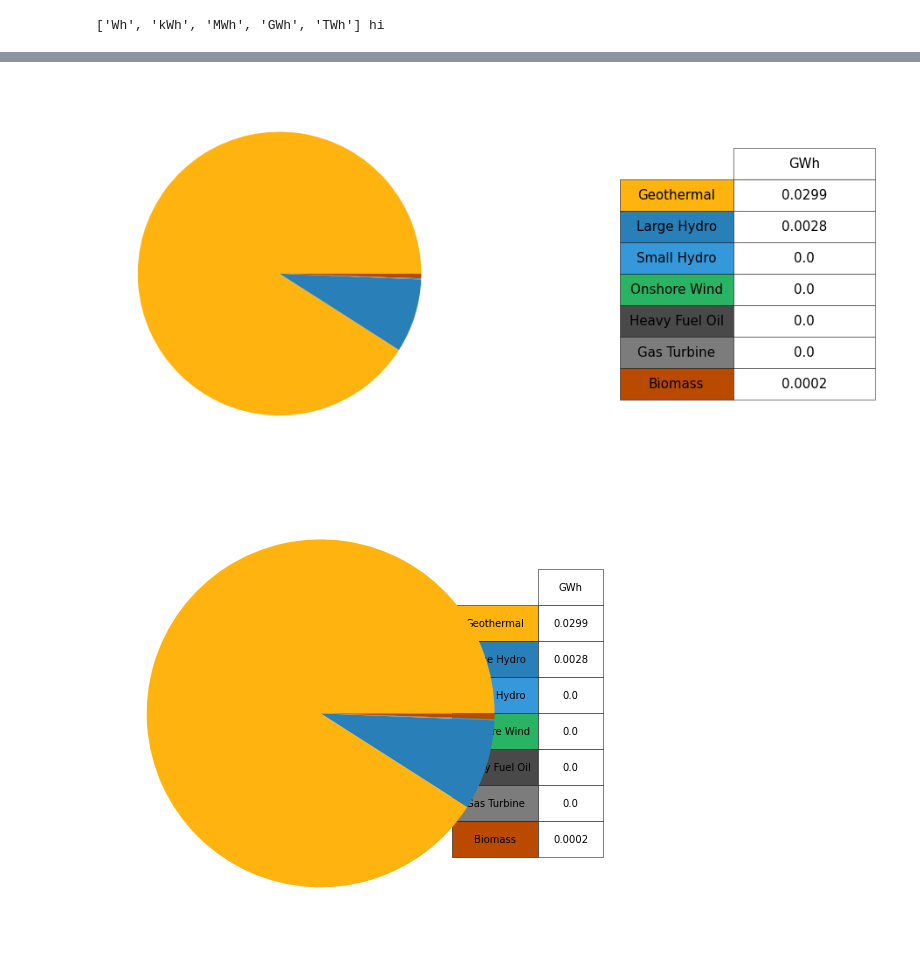
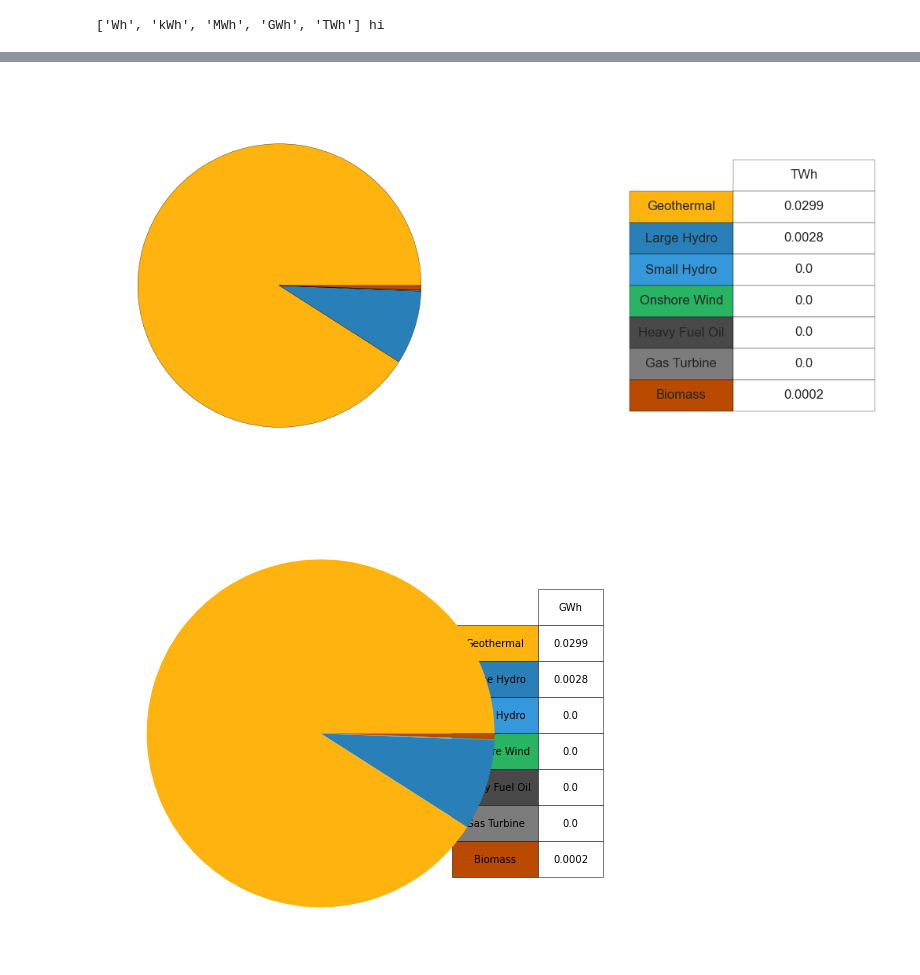
Before and after one commit to FEEM-Africa-REP/CIVICS, a Jupyter notebook: Calliope_Kenya/Models/4Nodes_No-Coffee/Kenya_2015_ICE_NB.ipynb, the cells around one changed output, grey strips where cells are left out. Drawn from its saved outputs; the diff is of its cells as text; code cells hidden in the pictures.

```diff
--- a/Calliope_Kenya/Models/4Nodes_No-Coffee/Kenya_2015_ICE_NB.ipynb
+++ b/Calliope_Kenya/Models/4Nodes_No-Coffee/Kenya_2015_ICE_NB.ipynb
@@ -290,28 +290,29 @@ axs[1].tick_params(axis='x', rotation=70)
 # %%
 fig, (ax1, ax2) = plt.subplots(nrows=1, ncols=2, figsize=(16, 8))
 ax1.pie(pr['WSTR'].sum(),shadow=False,colors=colors[pr_techs])
 am = pd.DataFrame(pr['WSTR'].sum().values,columns=['Production'],index = pr['WSTR'].columns)
 am = am/1000000000
 am = am.round(4)
+plt.style.use('seaborn')
 
 ax2.patch.set_visible(False)
 ax2.get_xaxis().set_visible(False)
 ax2.get_yaxis().set_visible(False)
 
 table = ax2.table(cellText=am.values,
                               rowColours=colors[pr_techs],
                               rowLabels= names[pr_techs],
-                              colLabels = ['GWh'],
+                              colLabels = ['TWh'],
                               loc='center right',
                               rowLoc ='center',
                               colLoc='center',
                               cellLoc='center')
 
 table.scale(0.4, 3)
 table.auto_set_font_size(False)
 table.set_fontsize(15)
 # %% [output]
-[figure, old version]
+[figure, new version]
 # %%
 plt.figure(figsize=(8,8))
 
```
Also changed, not shown: parts of 7 cells of this notebook, 4 other files.
